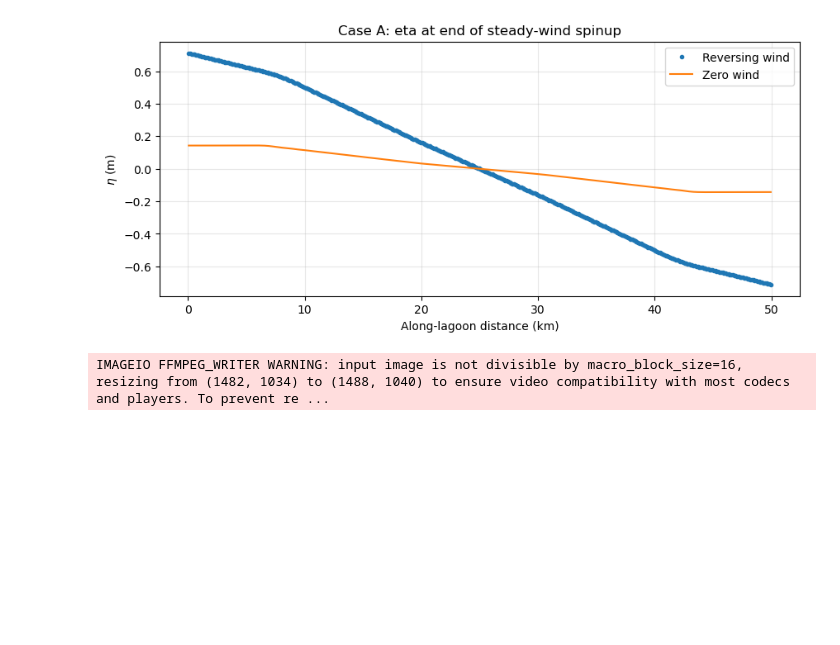
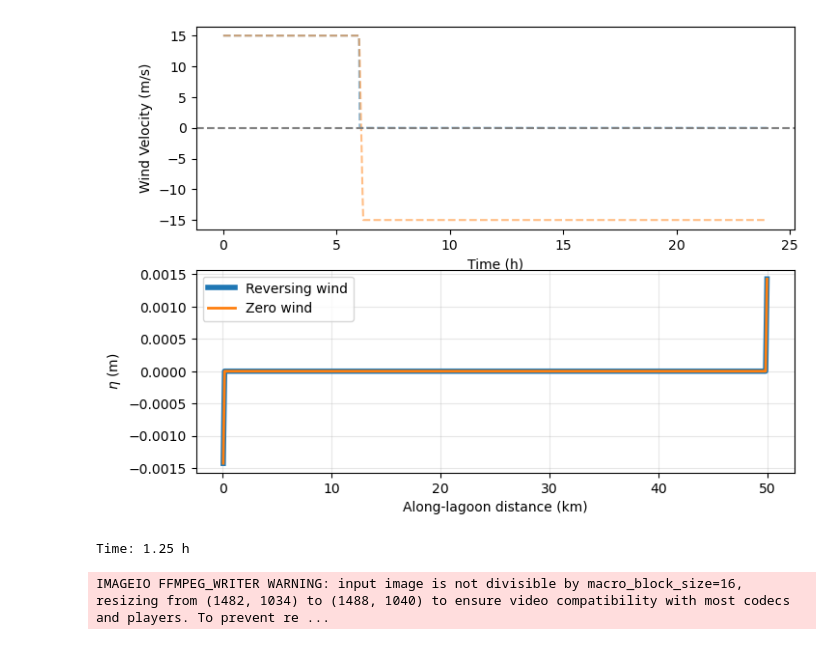
Before and after one commit to csherwood-usgs/Dorian_recovery, a Jupyter notebook: animate_seiche.ipynb, the cells around one changed output. Saved outputs shown, nothing was run; the diff lists cells and outputs as text; code cells hidden in the pictures; blank space fills up the shorter version.

```diff
--- a/animate_seiche.ipynb
+++ b/animate_seiche.ipynb
@@ -270,21 +276,34 @@ plt.show()
 # %%
 # ------------------------------------
 # (Optional) quick diagnostics / plots
 # ------------------------------------
 # Example: setup slope at end of spinup (Case A)
-idx_spin = np.argmin(np.abs(tA - t_spinup))
-idx = int( 1.5*idx_spin )
-plt.figure(figsize=(10,4))
-plt.plot(x_eta/1000, etaB[idx], '.',label='Reversing wind')
-plt.plot(x_eta/1000, etaA[idx], label='Zero wind')
-plt.xlabel('Along-lagoon distance (km)')
-plt.ylabel(r'$\eta$ (m)')
-plt.title('Case A: eta at end of steady-wind spinup')
-plt.grid(True, alpha=0.3)
-plt.legend()
+idx_spin = np.argmin(np.abs(tA - t_seiche/5))
+idx = int( 0.*idx_spin )
+
+fig, axs = plt.subplots(2,1,figsize=(8,6))
+axs[0].plot(tA/3600, U10A, '--', c='tab:blue', alpha=.5)
+axs[0].plot(tA[:idx]/3600,U10A[:idx],'-',c="tab:blue", linewidth=4)
+axs[0].plot(tB/3600, U10B, '--',c='tab:orange', alpha=.5)
+axs[0].plot(tB[:idx]/3600,U10B[:idx],'-',c="tab:orange", linewidth=2)
+axs[0].axhline(y=0, color='gray', linestyle='--')
+axs[0].set_xlabel('Time (h)')
+axs[0].set_ylabel('Wind Velocity (m/s)')
+
+axs[1].plot(x_eta/1000, etaB[idx], '-', linewidth=4, label='Reversing wind')
+axs[1].plot(x_eta/1000, etaA[idx], '-', linewidth=2, label='Zero wind')
+axs[1].set_xlabel('Along-lagoon distance (km)')
+axs[1].set_ylabel(r'$\eta$ (m)')
+#plt.title('Eta near end of steady-wind spinup')
+axs[1].grid(True, alpha=0.3)
+axs[1].legend()
 plt.show()
 # %% [output]
-[figure, old version]
+[figure, new version]
+# %%
+print(f"Time: {t[idx]/3600:2.2f} h")
+# %% [output]
+Time: 1.25 h
 # %%
 import os
 import re
```
Also changed, not shown: parts of 4 cells of this notebook, 1 other file.
